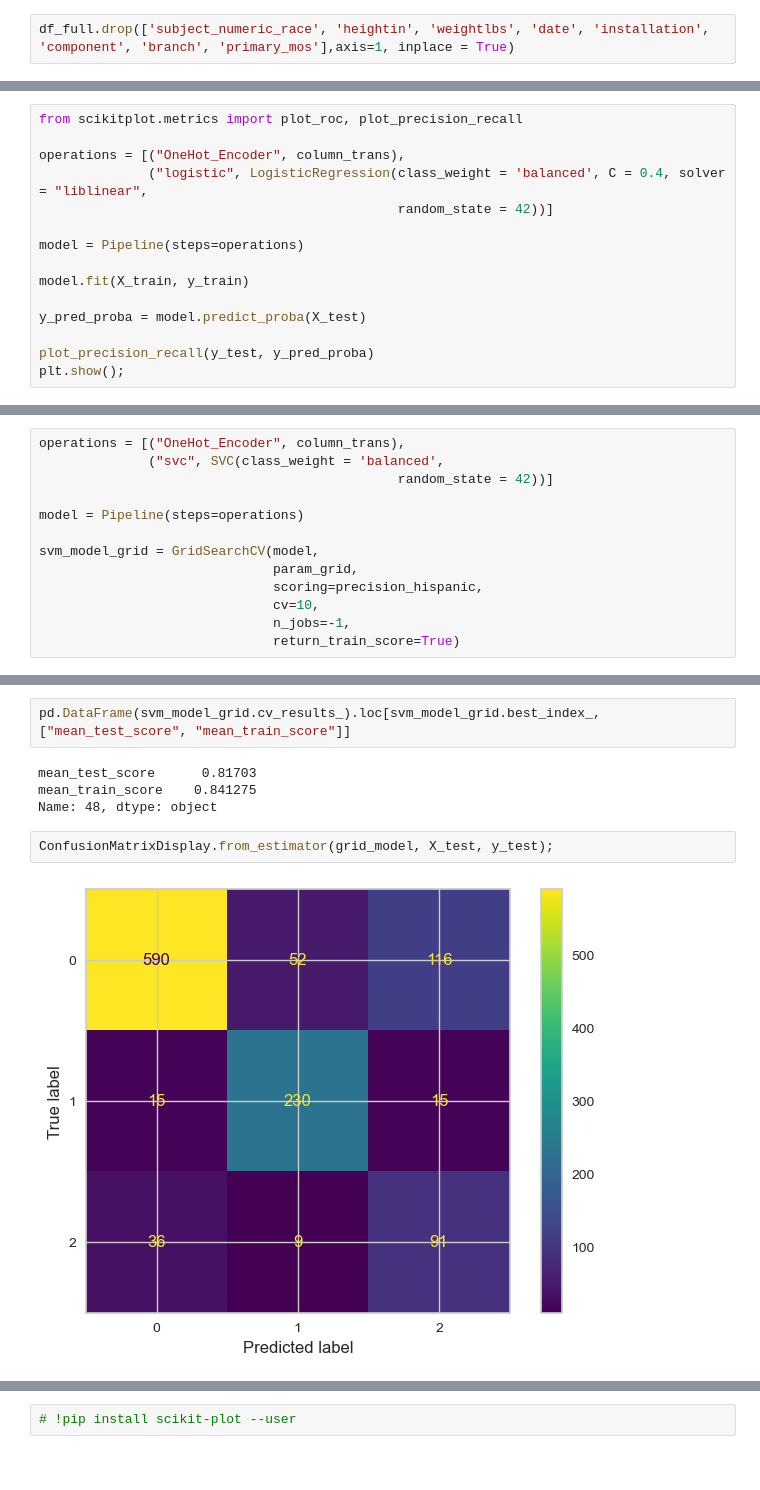
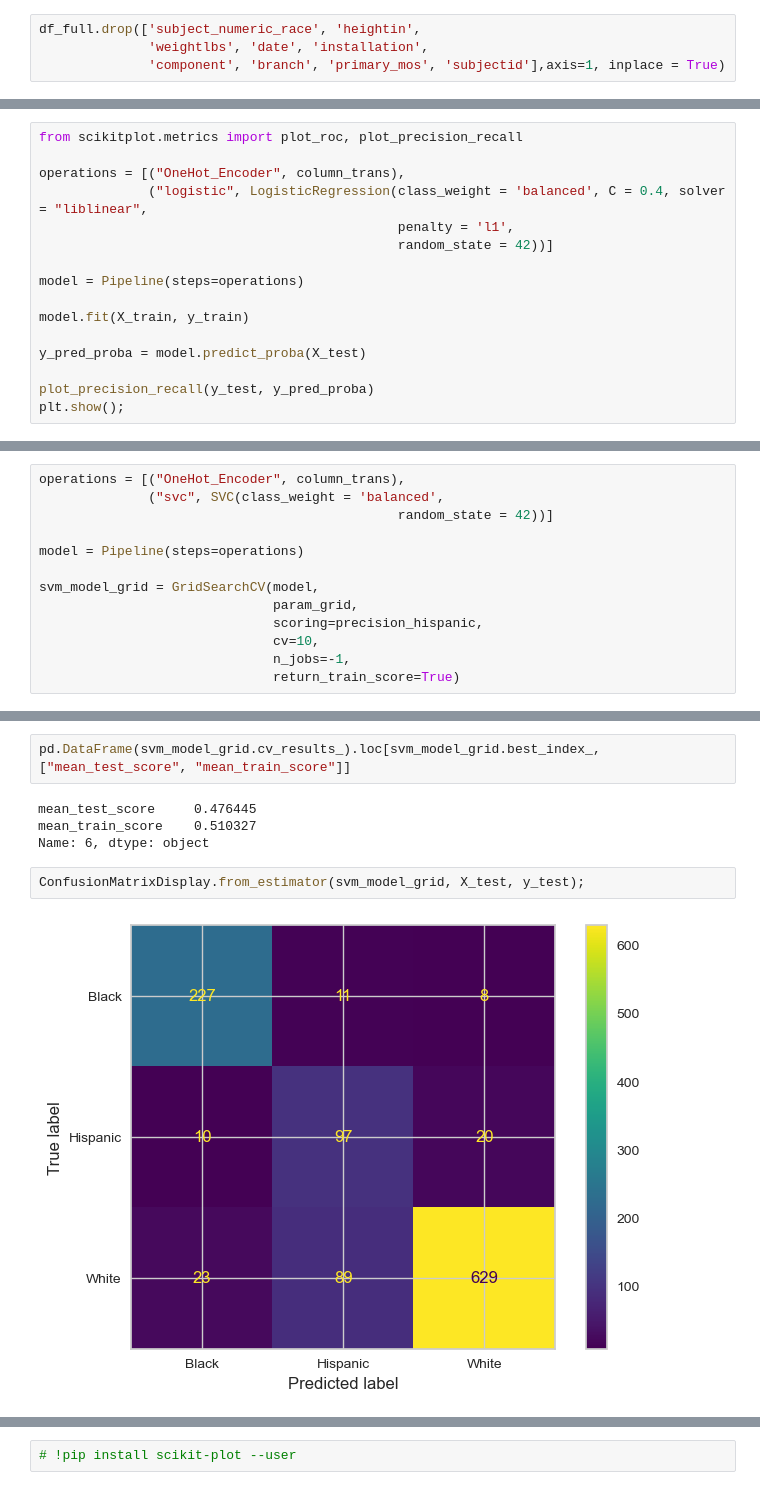
Before and after one commit to huseyincenik/machine_learning, a Jupyter notebook: Project/the_ultimate_guide_to_multiclass_classification_for_predicting_race/📊💪 The Ultimate Guide to Multi-Class Classification for Predicting Race 📏📈.ipynb, the cells around one changed output, grey strips where cells are left out. Saved outputs shown, nothing was run; the diff lists cells and outputs as text.

```diff
--- a/Project/the_ultimate_guide_to_multiclass_classification_for_predicting_race/📊💪 The Ultimate Guide to Multi-Class Classification for Predicting Race 📏📈.ipynb
+++ b/Project/the_ultimate_guide_to_multiclass_classification_for_predicting_race/📊💪 The Ultimate Guide to Multi-Class Classification for Predicting Race 📏📈.ipynb
@@ -793,7 +789,9 @@ df_full.subject_numeric_race.value_counts()
 42351       1
 Name: subject_numeric_race, dtype: int64
 # %%
-df_full.drop(['subject_numeric_race', 'heightin', 'weightlbs', 'date', 'installation', 'component', 'branch', 'primary_mos'],axis=1, inplace = True)
+df_full.drop(['subject_numeric_race', 'heightin',
+              'weightlbs', 'date', 'installation',
+              'component', 'branch', 'primary_mos', 'subjectid'],axis=1, inplace = True)
 # %%
 # df_full veri çerçevesinde "subject_birth_location" sütunundaki değerlerin sayısını kontrol et
 print("First Shape:", df_full.shape)
@@ -1737,6 +1728,7 @@ from scikitplot.metrics import plot_roc, plot_precision_recall
 
 operations = [("OneHot_Encoder", column_trans),
               ("logistic", LogisticRegression(class_weight = 'balanced', C = 0.4, solver = "liblinear",
+                                              penalty = 'l1',
                                               random_state = 42))]
 
 model = Pipeline(steps=operations)
@@ -1964,10 +1937,10 @@ Pipeline(steps=[('OneHot_Encoder',
 # %%
 pd.DataFrame(svm_model_grid.cv_results_).loc[svm_model_grid.best_index_, ["mean_test_score", "mean_train_score"]]
 # %% [output]
-mean_test_score      0.81703
-mean_train_score    0.841275
-Name: 48, dtype: object
+mean_test_score     0.476445
+mean_train_score    0.510327
+Name: 6, dtype: object
 # %%
-ConfusionMatrixDisplay.from_estimator(grid_model, X_test, y_test);
+ConfusionMatrixDisplay.from_estimator(svm_model_grid, X_test, y_test);
 # %% [output]
-[figure, old version]
+[figure, new version]
```
Also changed, not shown: parts of 120 cells of this notebook.
